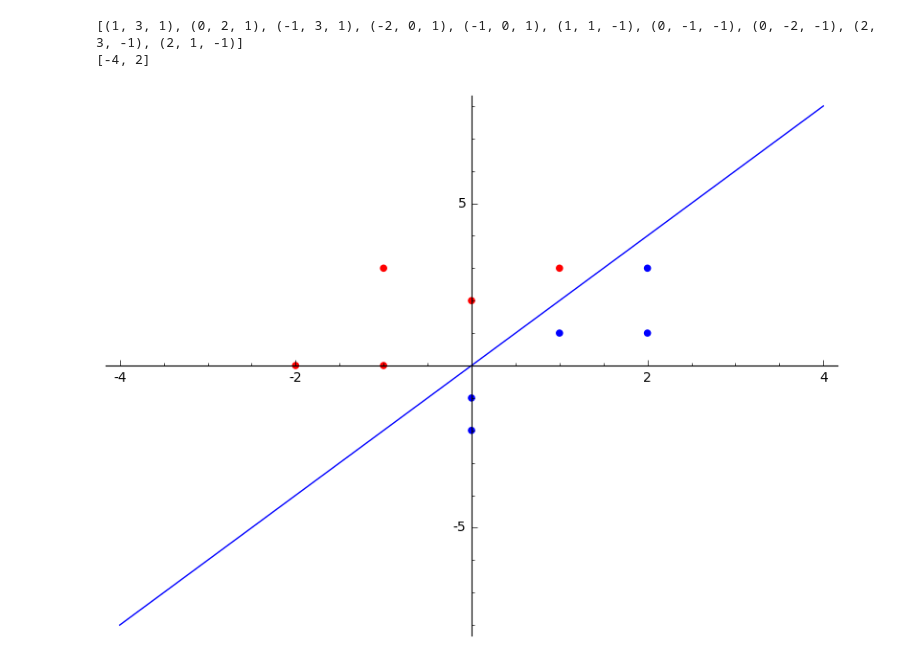
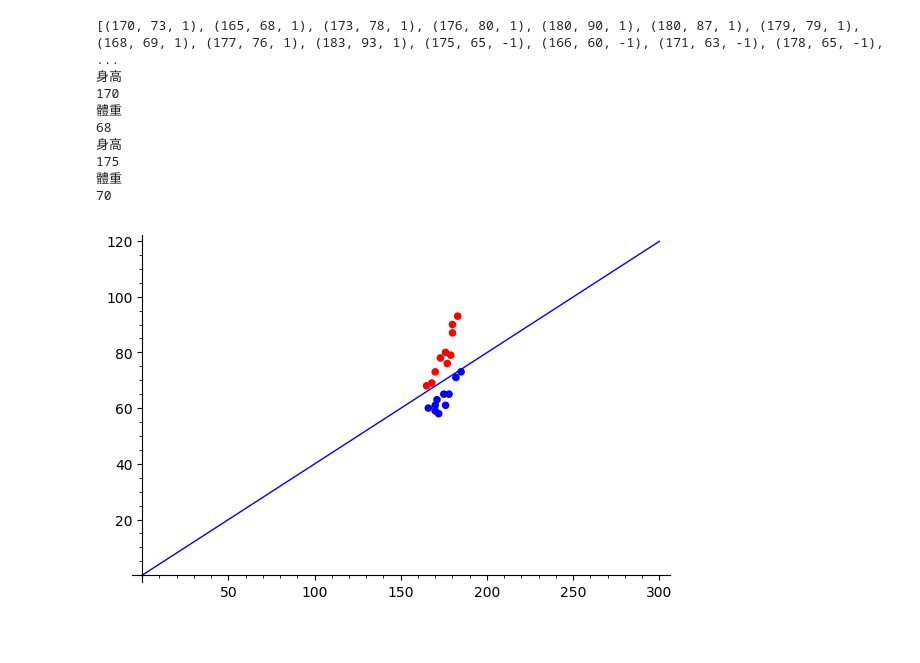
Before and after one commit to jephianlin/SageableMath, a Jupyter notebook: 2019SMath316/LinearClassifier.ipynb, the cells around one changed output. Saved outputs shown, nothing was run; the diff lists cells and outputs as text; code cells hidden in the pictures; blank space fills up the shorter version.

```diff
--- a/2019SMath316/LinearClassifier.ipynb
+++ b/2019SMath316/LinearClassifier.ipynb
@@ -139,28 +134,42 @@ data
 # %%
 import numpy as np
 
-n=5
-x1 = [1,0,-1,-2,-1]
-y1 = [3,2,3,0,0]
+n=10
+x1 = [170,165,173,176,180,180,179,168,177,183]
+y1 = [73,68,78,80,90,87,79,69,76,93]
 data1 = zip(x1,y1)
 p = point(data1, rgbcolor='red', size=30)
 
-x2 = [1,0,0,2,2]
-y2 = [1,-1,-2,3,1]
+x2 = [175,166,171,178,182,170,185,170,172,176]
+y2 = [65,60,63,65,71,61,73,59,58,61]
 data2 = zip(x2,y2)
 q = point(data2, rgbcolor='blue', size=30)
 
 data = zip(x1, y1, [1]*n) + zip(x2, y2, [-1]*n)
 print data
 v = linear_classifier(data)
-print v
+print '身高'
+print 170
+print '體重'
+print ceil(-170*v[0]/v[1])
+print '身高'
+print 175
+print '體重'
+print ceil(-175*v[0]/v[1])
 x = var('x')
 g = -(v[0]/v[1])*x
-pic = g.plot(xmin=-4,xmax=4)
+pic = g.plot(xmin=0,xmax=300)
 
 f=p+q+pic
 f.show()
 # %% [output]
-[(1, 3, 1), (0, 2, 1), (-1, 3, 1), (-2, 0, 1), (-1, 0, 1), (1, 1, -1), (0, -1, -1), (0, -2, -1), (2, 3, -1), (2, 1, -1)]
-[-4, 2]
+[(170, 73, 1), (165, 68, 1), (173, 78, 1), (176, 80, 1), (180, 90, 1), (180, 87, 1), (179, 79, 1), (168, 69, 1), (177, 76, 1), (183, 93, 1), (175, 65, -1), (166, 60, -1), (171, 63, -1), (178, 65, -1), ...
+身高
+170
+體重
+68
+身高
+175
+體重
+70
-[figure, old version]
+[figure, new version]
```
Also changed, not shown: parts of 12 cells of this notebook, 4 other files.
